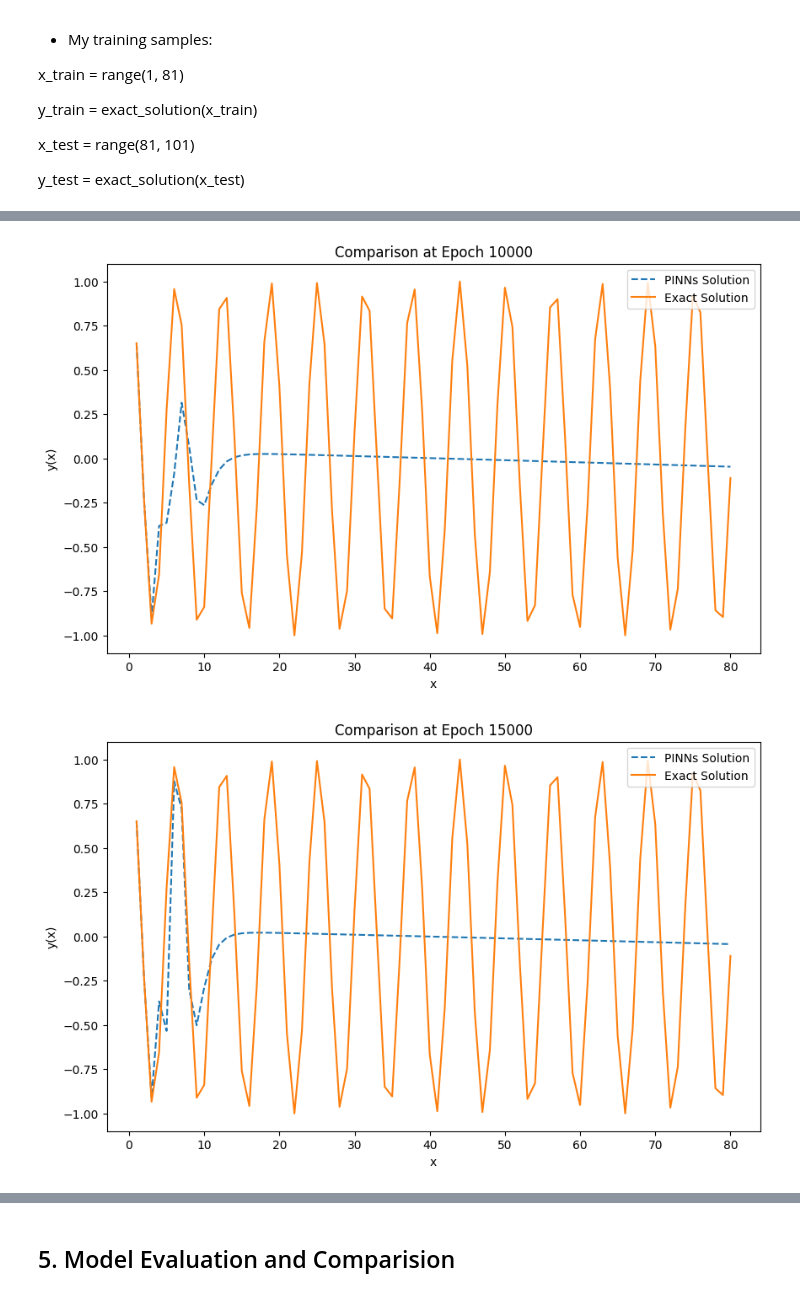
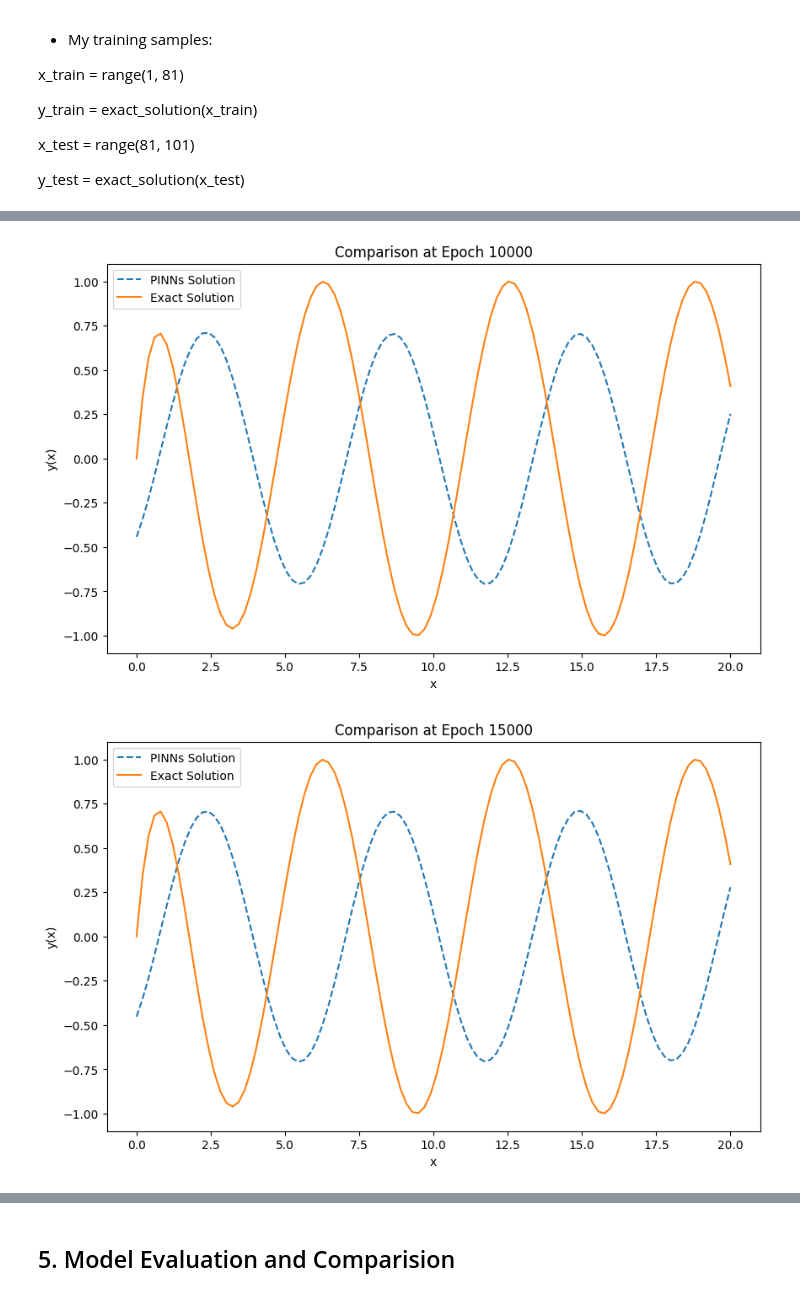
Before and after one commit to minhquyminhquy/PINNs, a Jupyter notebook: Damped Harmonic/Damped_Harmonic_Forward.ipynb, the cells around one changed output, grey strips where cells are left out. Drawn from its saved outputs; the diff is of its cells as text; code cells hidden in the pictures.

```diff
--- a/Damped Harmonic/Damped_Harmonic_Forward.ipynb
+++ b/Damped Harmonic/Damped_Harmonic_Forward.ipynb
@@ -58,3 +42,25 @@ class simpleNN(nn.Module):
+# %%
+class FCN(nn.Module):
+    def __init__(self, N_INPUT, N_OUTPUT, N_HIDDEN, N_LAYERS):
+        super().__init__()
+        activation = nn.Tanh
+        #self.input_layer = nn.Sequential(*[nn.Linear(N_INPUT, N_HIDDEN), activation()])
+        #self.hidden_layers = nn.Sequential(*[nn.Sequential(*[nn.Linear(N_HIDDEN, N_HIDDEN),activation()]) for _ in range(N_LAYERS-1)])
+        #self.output_layer = nn.Linear(N_HIDDEN, N_OUTPUT)
+        self.input_layer = nn.Sequential(*[
+                        nn.Linear(N_INPUT, N_HIDDEN),
+                        activation()])
+        self.hidden_layers = nn.Sequential(*[
+                        nn.Sequential(*[
+                            nn.Linear(N_HIDDEN, N_HIDDEN),
+                            activation()]) for _ in range(N_LAYERS-1)])
+        self.output_layer = nn.Linear(N_HIDDEN, N_OUTPUT)
+
+    def forward(self,x):
+        x = self.input_layer(x)
+        x = self.hidden_layers(x)
+        x = self.output_layer(x)
+        return x
 # %% [markdown]
 ## 2. Define the Growth Model Equation
 
@@ -111,7 +117,7 @@ def loss_pinn_I(model, x: torch.Tensor) -> torch.Tensor:
     physics_loss = torch.mean((dy_dx + y_pred - torch.sin(x))**2)
 
     # Total loss
-    total_loss = data_loss + physics_loss
+    total_loss =  physics_loss
     return total_loss
 # %% [markdown]
 ## 3. Neural Network Implementation
@@ -124,3 +128,5 @@ model_I = simpleNN()
+# %%
+model_I = FCN(1,1,64,6)
 # %% [markdown]
 ## 4. Training the Neural Network
 Train the model using both data-driven loss and physic-based loss for every epoch. For every 5000 epochs, plot the model's output compared to the exact solution.
@@ -136,7 +142,7 @@ x_test = range(81, 101)
 y_test = exact_solution(x_test)
 # %%
 optimizer = torch.optim.Adam(model_I.parameters(), lr=0.001)
-x_train = torch.linspace(1, 80, 80, requires_grad=True).view(-1, 1)
+x_train = torch.linspace(0, 20, 100, requires_grad=True).view(-1, 1)
 
 epochs = 20001
 for epoch in range(epochs):
@@ -166,2 +172,2 @@ for epoch in range(epochs):
-[figure, old version]
+[figure, new version]
-[figure, old version]
+[figure, new version]
```
Also changed, not shown: parts of 9 cells of this notebook.
